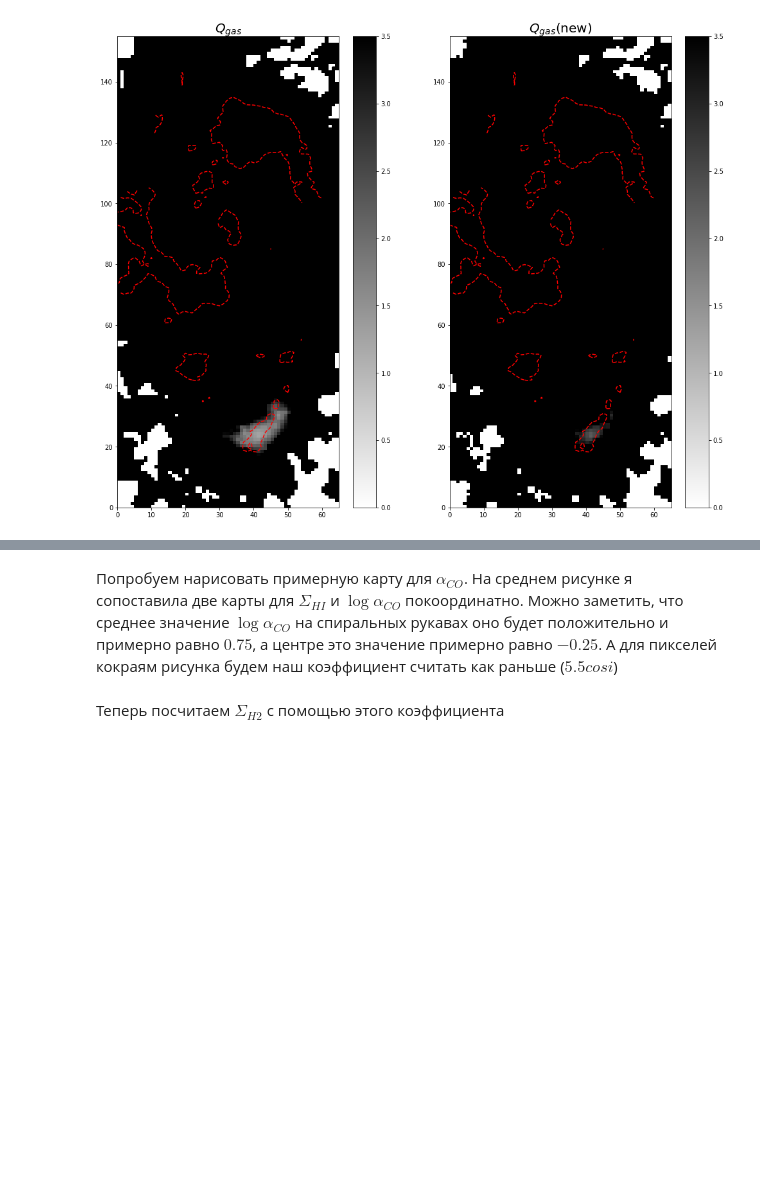
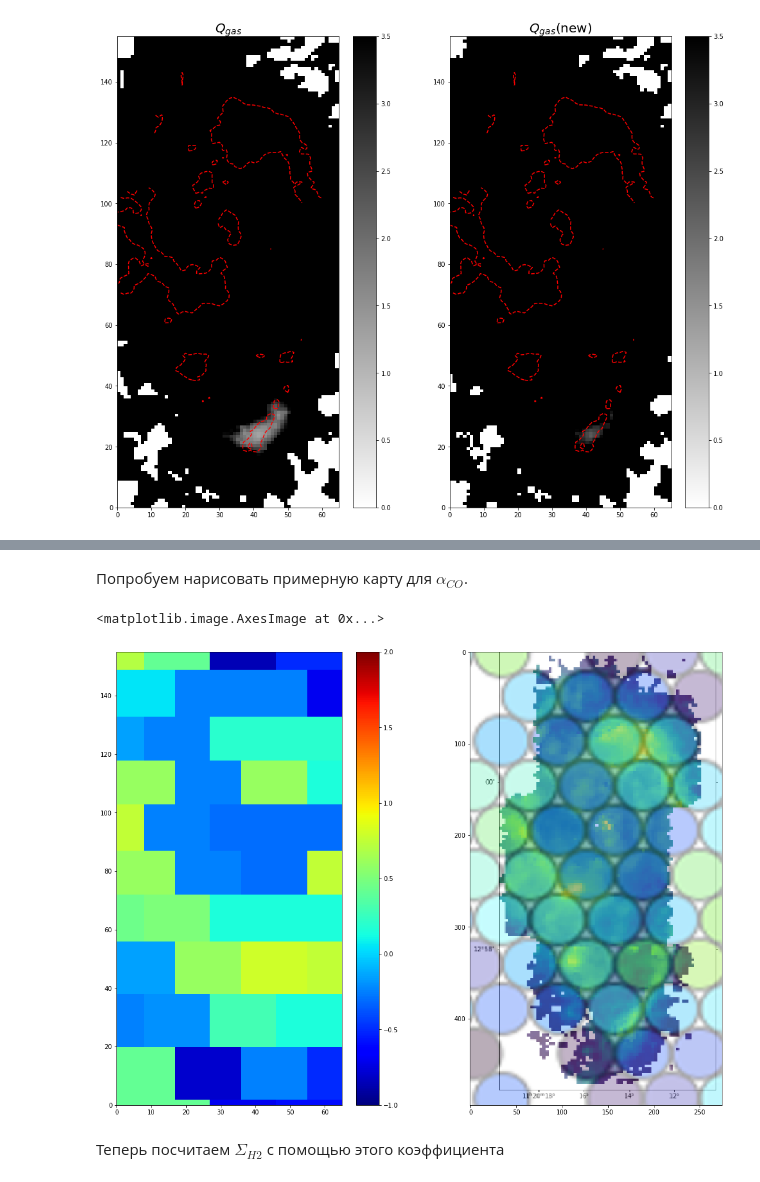
Before and after one commit to ValerieKostiuk/Course-work, a Jupyter notebook: NGC3627/I_CO-to-H2.ipynb, the cells around one changed output, grey strips where cells are left out. Drawn from its saved outputs; the diff is of its cells as text; code cells hidden in the pictures; blank space fills up the shorter version.

```diff
--- a/NGC3627/I_CO-to-H2.ipynb
+++ b/NGC3627/I_CO-to-H2.ipynb
@@ -216,4 +214,0 @@ plt.show()
-# %% [markdown]
-Попробуем нарисовать примерную карту для $\alpha_{CO}$.
-На среднем рисунке я сопоставила две карты для $\Sigma_{HI}$ и $\log{\alpha_{CO}}$ покоординатно.
-Можно заметить, что среднее значение $\log{\alpha_{CO}}$ на спиральных рукавах оно будет положительно и примерно равно $0.75$, а центре это значение примерно равно $-0.25$. А для пикселей кокраям рисунка будем наш коэффициент считать как раньше ($5.5 cos i$)
@@ -231,0 +215,2 @@ for i, row in enumerate(Sigma_HI):
+# %% [markdown]
+Попробуем нарисовать примерную карту для $\alpha_{CO}$.
@@ -232,3 +275,15 @@ for i, row in enumerate(Sigma_HI):
+# %%
+X,Y = np.meshgrid(np.arange(0.,66,1), np.arange(0.,156,1))
+plt.figure(figsize=[18, 13.5])
+plt.subplot(1,2,1)
+quadmesh = plt.pcolormesh(X, Y,  np.log10(a_CO), cmap = 'jet')
+quadmesh.set_clim(vmin = -1., vmax = 2. )
+plt.colorbar()
+plt.subplot(1,2,2)
+plt.imshow(Im.open('./images/galaxy1.png'))
+# %% [output]
+<matplotlib.image.AxesImage at 0x...>
+[figure, added]
 # %% [markdown]
 Теперь посчитаем $\Sigma_{H2}$ с помощью этого коэффициента
 # %%
```
Also changed, not shown: parts of 7 cells of this notebook.
